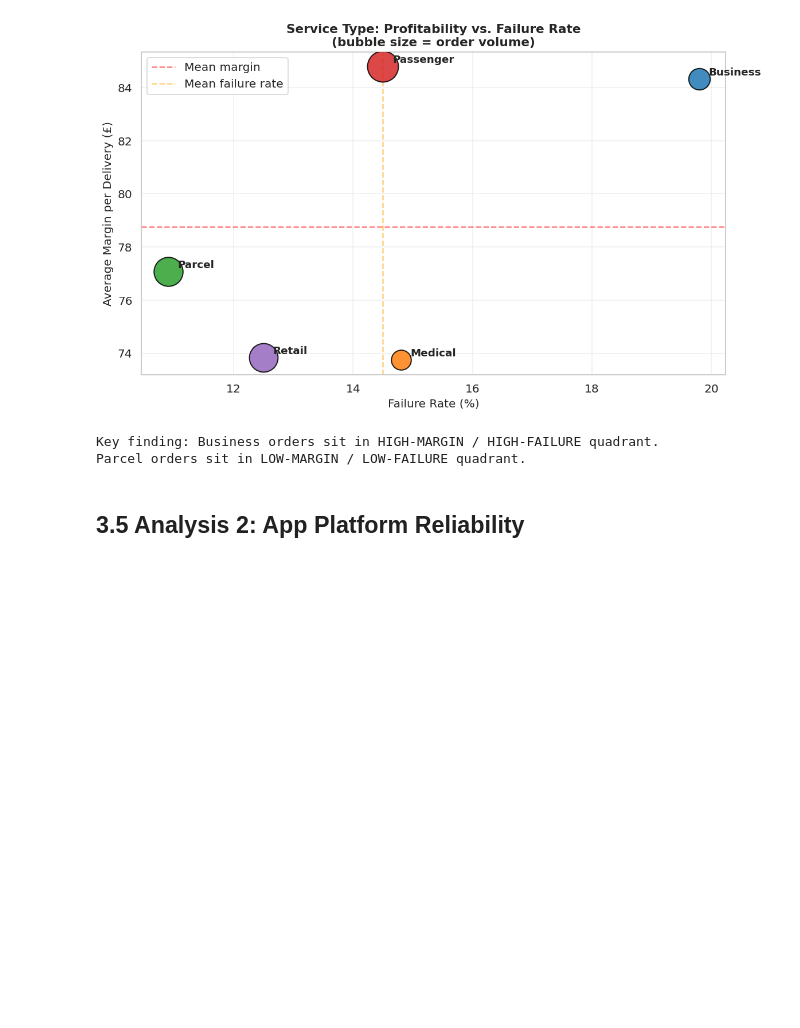
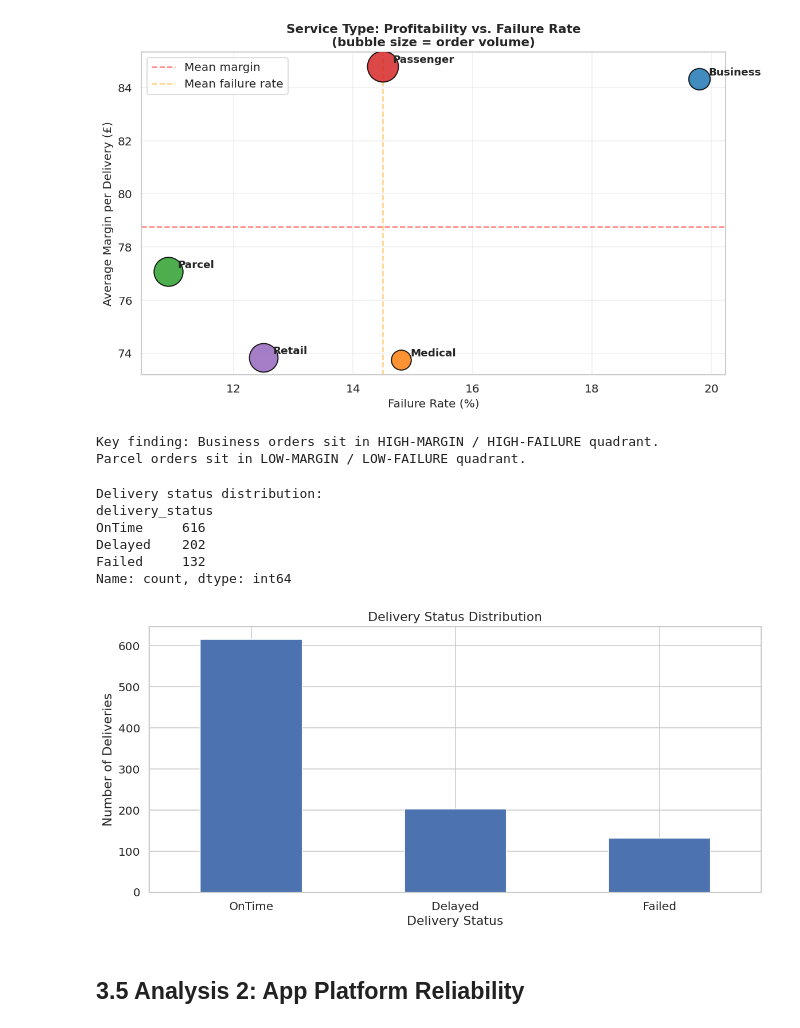
Before and after one commit to shishirpaudel75-debug/32114380, a Jupyter notebook: 03_python_analysis.ipynb, the cells around one changed output. Saved outputs shown, nothing was run; the diff lists cells and outputs as text; code cells hidden in the pictures; blank space fills up the shorter version.

```diff
--- a/03_python_analysis.ipynb
+++ b/03_python_analysis.ipynb
@@ -170,6 +182,35 @@ service_type  total_orders  total_revenue  total_cost  avg_margin  failure_rate
 [figure]
 Key finding: Business orders sit in HIGH-MARGIN / HIGH-FAILURE quadrant.
 Parcel orders sit in LOW-MARGIN / LOW-FAILURE quadrant.
+# %%
+import matplotlib.pyplot as plt
+import pandas as pd # Ensure pandas is imported
+
+# Redefine BASE and load deliveries dataframe if not in global scope
+BASE = "northstar_dataset/"
+deliveries = pd.read_csv(BASE+"deliveries.csv",
+                parse_dates=["dispatch_time","delivery_completed_at"])
+
+status_counts = deliveries["delivery_status"].value_counts()
+
+print("Delivery status distribution:")
+print(status_counts)
+
+status_counts.plot(kind="bar")
+plt.title("Delivery Status Distribution")
+plt.xlabel("Delivery Status")
+plt.ylabel("Number of Deliveries")
+plt.xticks(rotation=0)
+plt.tight_layout()
+plt.show()
+# %% [output]
+Delivery status distribution:
+delivery_status
+OnTime     616
+Delayed    202
+Failed     132
+Name: count, dtype: int64
+[figure, added]
 # %% [markdown]
 ## 3.5 Analysis 2: App Platform Reliability
 # %%
```
Also changed, not shown: parts of 3 cells of this notebook.
